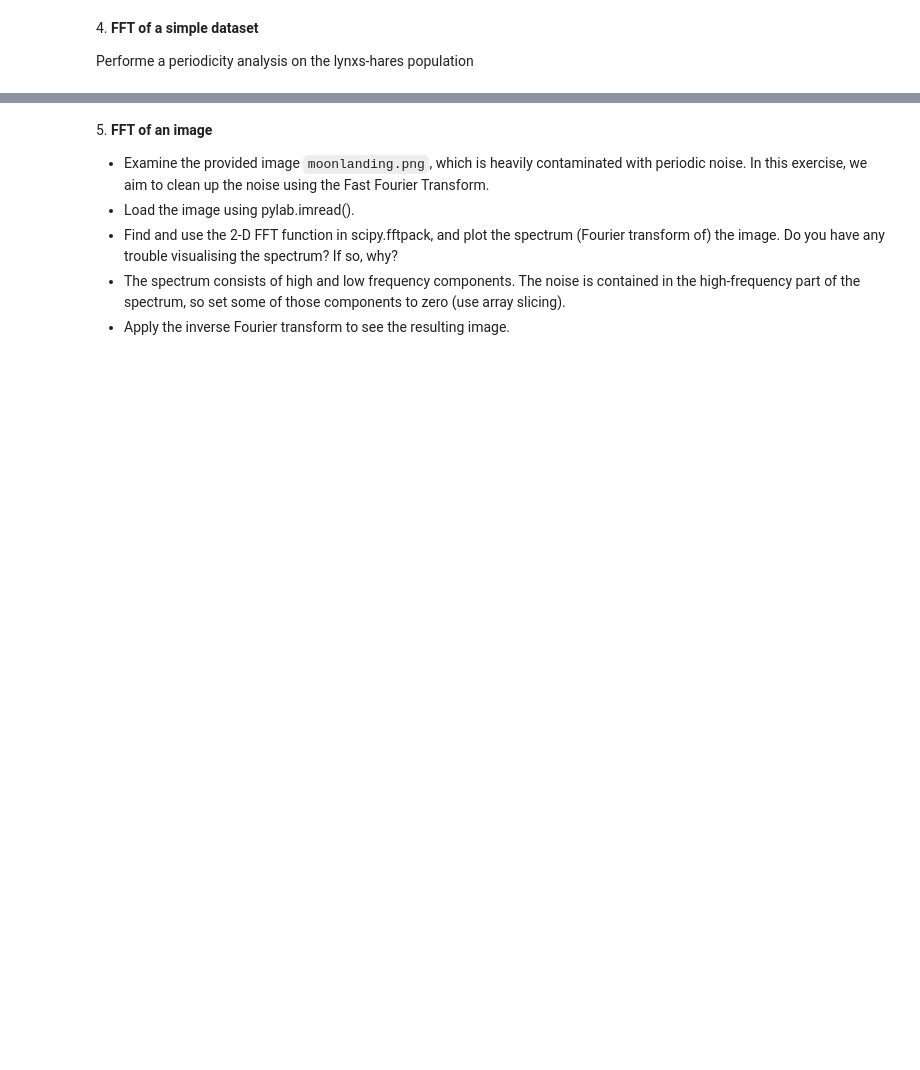
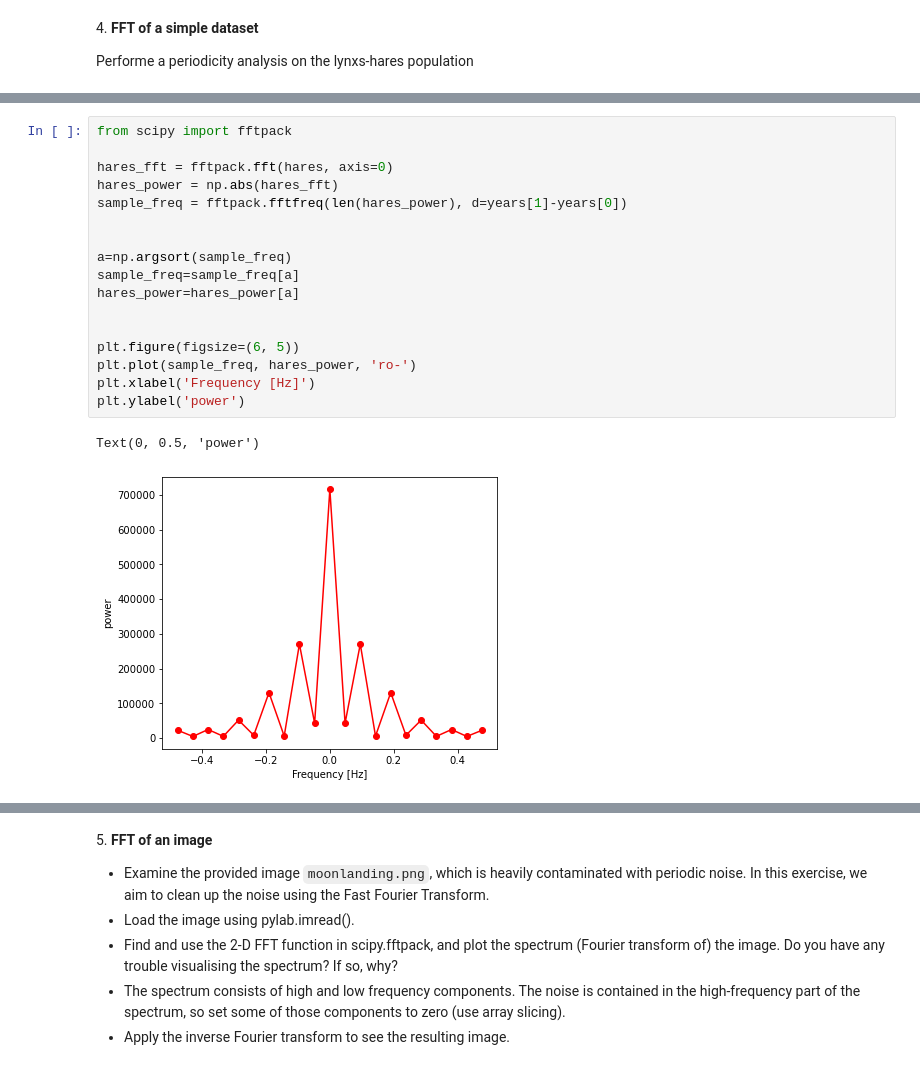
Before and after one commit to Sara-Munafo/LaboratoryOfComputationalPhysics_Y5, a Jupyter notebook: 09_Algorithms_exercises.ipynb, the cells around one changed output, grey strips where cells are left out. Drawn from its saved outputs; the diff is of its cells as text; blank space fills up the shorter version.

```diff
--- a/09_Algorithms_exercises.ipynb
+++ b/09_Algorithms_exercises.ipynb
@@ -161,0 +233,20 @@ Performe a periodicity analysis on the lynxs-hares population
+# %%
+from scipy import fftpack
+
+hares_fft = fftpack.fft(hares, axis=0)
+hares_power = np.abs(hares_fft)
+sample_freq = fftpack.fftfreq(len(hares_power), d=years[1]-years[0])
+
+
+a=np.argsort(sample_freq)
+sample_freq=sample_freq[a]
+hares_power=hares_power[a]
+
+
+plt.figure(figsize=(6, 5))
+plt.plot(sample_freq, hares_power, 'ro-')
+plt.xlabel('Frequency [Hz]')
+plt.ylabel('power')
+# %% [output]
+Text(0, 0.5, 'power')
+[figure, added]
```
Also changed, not shown: parts of 16 cells of this notebook.
